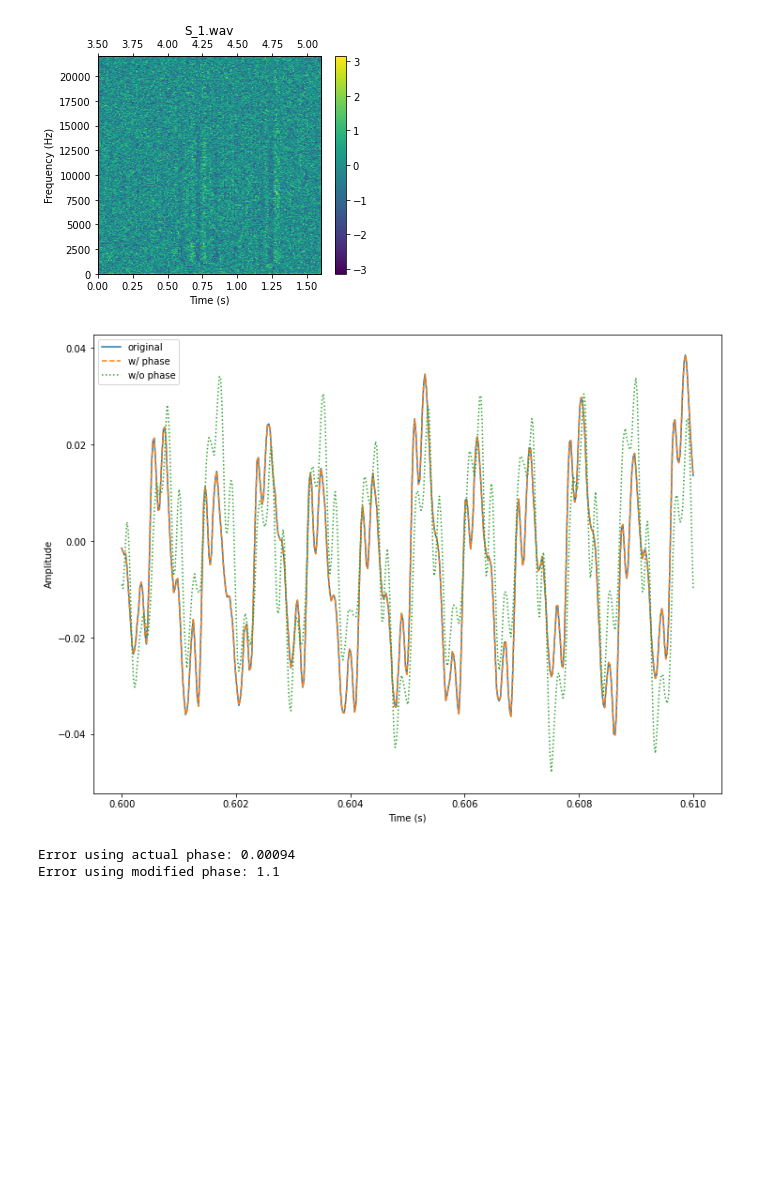
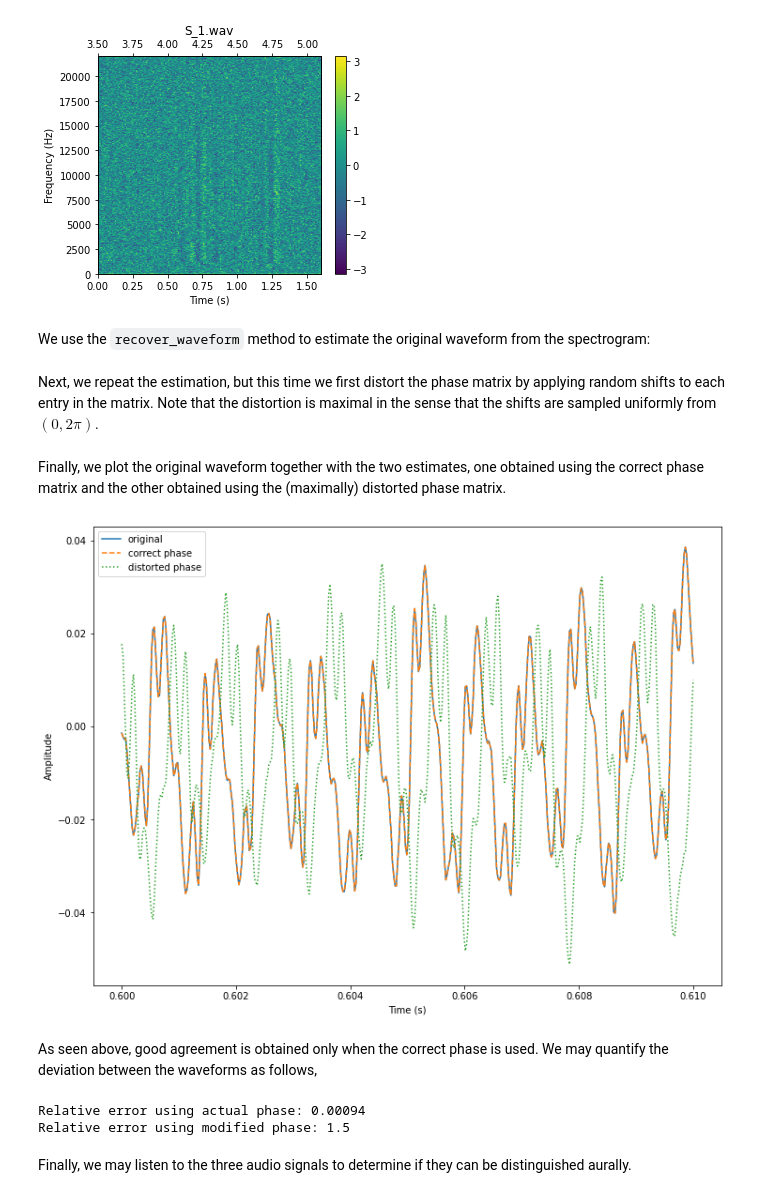
Before and after one commit to oliskir/phase-audibility, a Jupyter notebook: notebook/phase-audibility.ipynb, the cells around one changed output. Saved outputs shown, nothing was run; the diff lists cells and outputs as text; code cells hidden in the pictures; blank space fills up the shorter version.

```diff
--- a/notebook/phase-audibility.ipynb
+++ b/notebook/phase-audibility.ipynb
@@ -57,5 +94,5 @@ fig = wf.plot()
 # %%
-spec = MagSpectrogram.from_waveform(wf, window=0.040, step=0.010, freq_min=0, compute_phase=True)
+spec = MagSpectrogram.from_waveform(wf, window=0.040, step=0.010, compute_phase=True)
 
 fig = spec.plot()
 # %% [output]
@@ -64,7 +101,11 @@ fig = spec.plot()
 fig = spec.plot_phase_angle()
 # %% [output]
 [figure]
+# %% [markdown]
+We use the `recover_waveform` method to estimate the original waveform from the spectrogram:
 # %%
 wf_r = spec.recover_waveform(num_iters=25)
+# %% [markdown]
+Next, we repeat the estimation, but this time we first distort the phase matrix by applying random shifts to each entry in the matrix. Note that the distortion is maximal in the sense that the shifts are sampled uniformly from $(0,2\pi)$.
 # %%
 import numpy as np
@@ -77,7 +115,11 @@ wf_m = spec.recover_waveform(num_iters=25, phase_angle=phi)
+# %% [markdown]
+Finally, we plot the original waveform together with the two estimates, one obtained using the correct phase matrix and the other obtained using the (maximally) distorted phase matrix.
 # %%
-fig = plot([wf, wf_r, wf_m], labels=['original', 'w/ phase', 'w/o phase'], offset=0.6, duration=0.01, figsize=(12,9))
+fig = plot([wf, wf_r, wf_m], labels=['original', 'correct phase', 'distorted phase'], offset=0.6, duration=0.01, figsize=(12,9))
 # %% [output]
-[figure, old version]
+[figure, new version]
+# %% [markdown]
+As seen above, good agreement is obtained only when the correct phase is used. We may quantify the deviation between the waveforms as follows,
 # %%
 y = wf.get_data()
 y_r = wf_r.get_data()
@@ -86,9 +128,11 @@ y_m = wf_m.get_data()
 err_r = np.std(y - y_r) / np.std(y)
 err_m = np.std(y - y_m) / np.std(y)
 
-print(f"Error using actual phase: {err_r:.2g}")
-print(f"Error using modified phase: {err_m:.2g}")
+print(f"Relative error using actual phase: {err_r:.2g}")
+print(f"Relative error using modified phase: {err_m:.2g}")
 # %% [output]
-Error using actual phase: 0.00094
-Error using modified phase: 1.1
+Relative error using actual phase: 0.00094
+Relative error using modified phase: 1.5
+# %% [markdown]
+Finally, we may listen to the three audio signals to determine if they can be distinguished aurally.
 # %%
```
Also changed, not shown: parts of 16 cells of this notebook, 1 other file.
